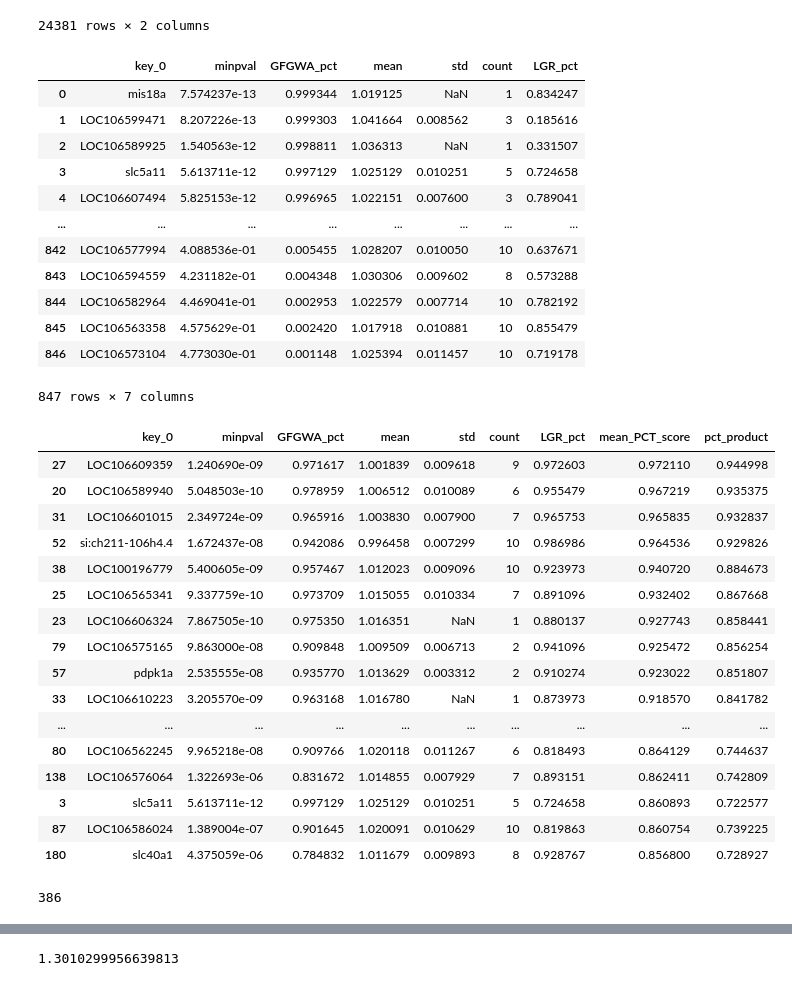
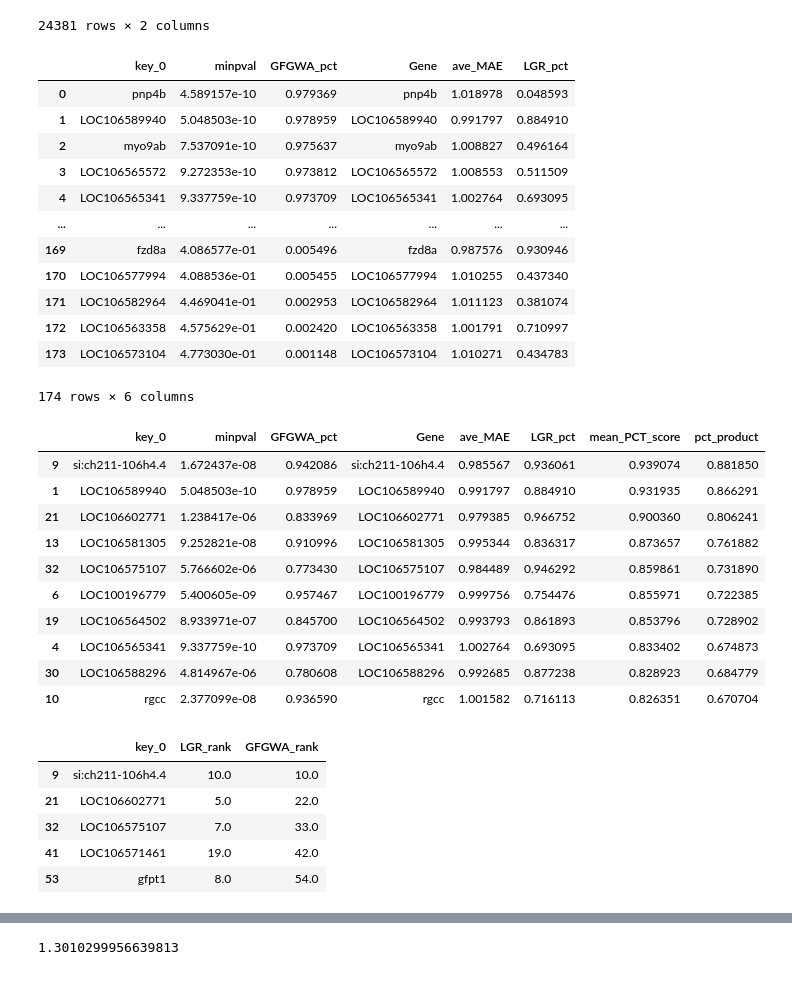
Before and after one commit to EBI-Metagenomics/causal_multi-omics_recommender, a Jupyter notebook: code/nexus/combine_results.ipynb, the cells around one changed output, grey strips where cells are left out. Saved outputs shown, nothing was run; the diff lists cells and outputs as text; code cells hidden in the pictures.

```diff
--- a/code/nexus/combine_results.ipynb
+++ b/code/nexus/combine_results.ipynb
@@ -206,23 +206,23 @@ GFGWA_df
 | LOC106563370 | 5.000000e-01 | 0.000041 |
 24381 rows × 2 columns
 # %%
-#combined_df = pd.merge(left=GFGWA_df, left_on=GFGWA_df.index, right=LGR_df, right_on=LGR_df["Gene"])
-combined_df = pd.merge(left=GFGWA_df, left_on=GFGWA_df.index, right=LGR_agg_df, right_on=LGR_agg_df.index)
+combined_df = pd.merge(left=GFGWA_df, left_on=GFGWA_df.index, right=LGR_df, right_on=LGR_df["Gene"])
+#combined_df = pd.merge(left=GFGWA_df, left_on=GFGWA_df.index, right=LGR_agg_df, right_on=LGR_agg_df.index)
 combined_df
 # %% [output]
-|  | key_0 | minpval | GFGWA_pct | mean | std | count | LGR_pct |
-| 0 | mis18a | 7.574237e-13 | 0.999344 | 1.019125 | NaN | 1 | 0.834247 |
-| 1 | LOC106599471 | 8.207226e-13 | 0.999303 | 1.041664 | 0.008562 | 3 | 0.185616 |
-| 2 | LOC106589925 | 1.540563e-12 | 0.998811 | 1.036313 | NaN | 1 | 0.331507 |
-| 3 | slc5a11 | 5.613711e-12 | 0.997129 | 1.025129 | 0.010251 | 5 | 0.724658 |
-| 4 | LOC106607494 | 5.825153e-12 | 0.996965 | 1.022151 | 0.007600 | 3 | 0.789041 |
-| ... | ... | ... | ... | ... | ... | ... | ... |
-| 842 | LOC106577994 | 4.088536e-01 | 0.005455 | 1.028207 | 0.010050 | 10 | 0.637671 |
-| 843 | LOC106594559 | 4.231182e-01 | 0.004348 | 1.030306 | 0.009602 | 8 | 0.573288 |
-| 844 | LOC106582964 | 4.469041e-01 | 0.002953 | 1.022579 | 0.007714 | 10 | 0.782192 |
-| 845 | LOC106563358 | 4.575629e-01 | 0.002420 | 1.017918 | 0.010881 | 10 | 0.855479 |
-| 846 | LOC106573104 | 4.773030e-01 | 0.001148 | 1.025394 | 0.011457 | 10 | 0.719178 |
+|  | key_0 | minpval | GFGWA_pct | Gene | ave_MAE | LGR_pct |
+| 0 | pnp4b | 4.589157e-10 | 0.979369 | pnp4b | 1.018978 | 0.048593 |
+| 1 | LOC106589940 | 5.048503e-10 | 0.978959 | LOC106589940 | 0.991797 | 0.884910 |
+| 2 | myo9ab | 7.537091e-10 | 0.975637 | myo9ab | 1.008827 | 0.496164 |
+| 3 | LOC106565572 | 9.272353e-10 | 0.973812 | LOC106565572 | 1.008553 | 0.511509 |
+| 4 | LOC106565341 | 9.337759e-10 | 0.973709 | LOC106565341 | 1.002764 | 0.693095 |
+| ... | ... | ... | ... | ... | ... | ... |
+| 169 | fzd8a | 4.086577e-01 | 0.005496 | fzd8a | 0.987576 | 0.930946 |
+| 170 | LOC106577994 | 4.088536e-01 | 0.005455 | LOC106577994 | 1.010255 | 0.437340 |
+| 171 | LOC106582964 | 4.469041e-01 | 0.002953 | LOC106582964 | 1.011123 | 0.381074 |
+| 172 | LOC106563358 | 4.575629e-01 | 0.002420 | LOC106563358 | 1.001791 | 0.710997 |
+| 173 | LOC106573104 | 4.773030e-01 | 0.001148 | LOC106573104 | 1.010271 | 0.434783 |
-847 rows × 7 columns
+174 rows × 6 columns
 # %%
 combined_df["mean_PCT_score"] = (combined_df["GFGWA_pct"] + combined_df["LGR_pct"])/2
 # %%
@@ -230,26 +230,28 @@ combined_df["pct_product"] = combined_df["GFGWA_pct"] * combined_df["LGR_pct"]
 # %%
 combined_df_display = combined_df#.drop('key_0', axis=1)
 combined_df_display.rename(columns={'minpval': 'GFGWA_pval'})
-combined_df_display.sort_values(by="mean_PCT_score", ascending=False).head(30)
+combined_df_display.sort_values(by="mean_PCT_score", ascending=False).head(10)
 # %% [output]
-|  | key_0 | minpval | GFGWA_pct | mean | std | count | LGR_pct | mean_PCT_score | pct_product |
-| 27 | LOC106609359 | 1.240690e-09 | 0.971617 | 1.001839 | 0.009618 | 9 | 0.972603 | 0.972110 | 0.944998 |
-| 20 | LOC106589940 | 5.048503e-10 | 0.978959 | 1.006512 | 0.010089 | 6 | 0.955479 | 0.967219 | 0.935375 |
-| 31 | LOC106601015 | 2.349724e-09 | 0.965916 | 1.003830 | 0.007900 | 7 | 0.965753 | 0.965835 | 0.932837 |
-| 52 | si:ch211-106h4.4 | 1.672437e-08 | 0.942086 | 0.996458 | 0.007299 | 10 | 0.986986 | 0.964536 | 0.929826 |
-| 38 | LOC100196779 | 5.400605e-09 | 0.957467 | 1.012023 | 0.009096 | 10 | 0.923973 | 0.940720 | 0.884673 |
-| 25 | LOC106565341 | 9.337759e-10 | 0.973709 | 1.015055 | 0.010334 | 7 | 0.891096 | 0.932402 | 0.867668 |
-| 23 | LOC106606324 | 7.867505e-10 | 0.975350 | 1.016351 | NaN | 1 | 0.880137 | 0.927743 | 0.858441 |
-| 79 | LOC106575165 | 9.863000e-08 | 0.909848 | 1.009509 | 0.006713 | 2 | 0.941096 | 0.925472 | 0.856254 |
-| 57 | pdpk1a | 2.535555e-08 | 0.935770 | 1.013629 | 0.003312 | 2 | 0.910274 | 0.923022 | 0.851807 |
-| 33 | LOC106610223 | 3.205570e-09 | 0.963168 | 1.016780 | NaN | 1 | 0.873973 | 0.918570 | 0.841782 |
-| ... | ... | ... | ... | ... | ... | ... | ... | ... | ... |
-| 80 | LOC106562245 | 9.965218e-08 | 0.909766 | 1.020118 | 0.011267 | 6 | 0.818493 | 0.864129 | 0.744637 |
-| 138 | LOC106576064 | 1.322693e-06 | 0.831672 | 1.014855 | 0.007929 | 7 | 0.893151 | 0.862411 | 0.742809 |
-| 3 | slc5a11 | 5.613711e-12 | 0.997129 | 1.025129 | 0.010251 | 5 | 0.724658 | 0.860893 | 0.722577 |
-| 87 | LOC106586024 | 1.389004e-07 | 0.901645 | 1.020091 | 0.010629 | 10 | 0.819863 | 0.860754 | 0.739225 |
-| 180 | slc40a1 | 4.375059e-06 | 0.784832 | 1.011679 | 0.009893 | 8 | 0.928767 | 0.856800 | 0.728927 |
+|  | key_0 | minpval | GFGWA_pct | Gene | ave_MAE | LGR_pct | mean_PCT_score | pct_product |
+| 9 | si:ch211-106h4.4 | 1.672437e-08 | 0.942086 | si:ch211-106h4.4 | 0.985567 | 0.936061 | 0.939074 | 0.881850 |
+| 1 | LOC106589940 | 5.048503e-10 | 0.978959 | LOC106589940 | 0.991797 | 0.884910 | 0.931935 | 0.866291 |
+| 21 | LOC106602771 | 1.238417e-06 | 0.833969 | LOC106602771 | 0.979385 | 0.966752 | 0.900360 | 0.806241 |
+| 13 | LOC106581305 | 9.252821e-08 | 0.910996 | LOC106581305 | 0.995344 | 0.836317 | 0.873657 | 0.761882 |
+| 32 | LOC106575107 | 5.766602e-06 | 0.773430 | LOC106575107 | 0.984489 | 0.946292 | 0.859861 | 0.731890 |
+| 6 | LOC100196779 | 5.400605e-09 | 0.957467 | LOC100196779 | 0.999756 | 0.754476 | 0.855971 | 0.722385 |
+| 19 | LOC106564502 | 8.933971e-07 | 0.845700 | LOC106564502 | 0.993793 | 0.861893 | 0.853796 | 0.728902 |
+| 4 | LOC106565341 | 9.337759e-10 | 0.973709 | LOC106565341 | 1.002764 | 0.693095 | 0.833402 | 0.674873 |
+| 30 | LOC106588296 | 4.814967e-06 | 0.780608 | LOC106588296 | 0.992685 | 0.877238 | 0.828923 | 0.684779 |
+| 10 | rgcc | 2.377099e-08 | 0.936590 | rgcc | 1.001582 | 0.716113 | 0.826351 | 0.670704 |
-# %%
-len(combined_df["Gene"].unique())
-# %% [output]
-386
+# %%
+combined_df_display["LGR_rank"] = combined_df_display["LGR_pct"].rank(ascending=False)
+combined_df_display["GFGWA_rank"] = combined_df_display["GFGWA_pct"].rank(ascending=False)
+top=combined_df_display[combined_df_display["LGR_rank"] <= 20]
+top[["key_0", "LGR_rank", "GFGWA_rank"]].sort_values(by="GFGWA_rank").head(5)
+# %% [output]
+|  | key_0 | LGR_rank | GFGWA_rank |
+| 9 | si:ch211-106h4.4 | 10.0 | 10.0 |
+| 21 | LOC106602771 | 5.0 | 22.0 |
+| 32 | LOC106575107 | 7.0 | 33.0 |
+| 41 | LOC106571461 | 19.0 | 42.0 |
+| 53 | gfpt1 | 8.0 | 54.0 |
```
Also changed, not shown: parts of 28 cells of this notebook, 31 other files.
